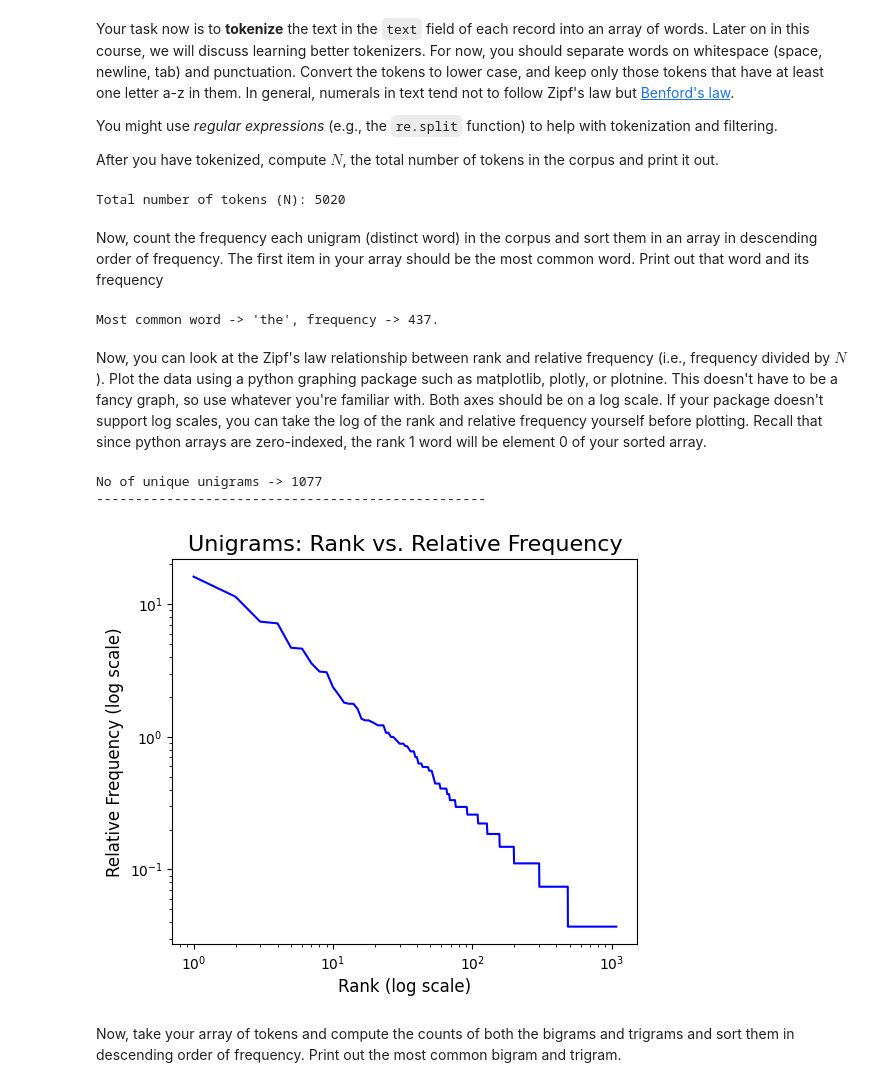
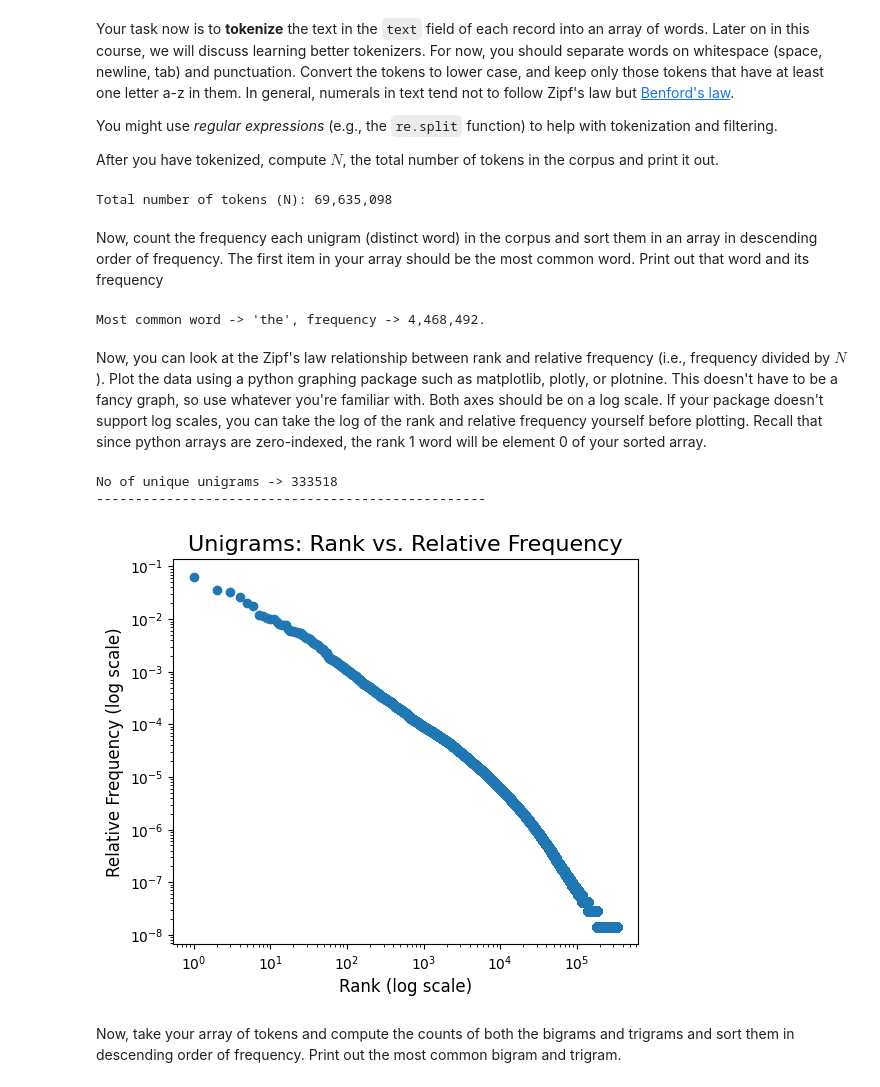
Before and after one commit to Prashanth2902/PrashanthPrabhakar, a Jupyter notebook: PrashanthPrabhakar_Assignment1.ipynb, the cells around one changed output. Drawn from its saved outputs; the diff is of its cells as text; code cells hidden in the pictures.

```diff
--- a/PrashanthPrabhakar_Assignment1.ipynb
+++ b/PrashanthPrabhakar_Assignment1.ipynb
@@ -81,7 +81,7 @@ print("-" * 60)
 
 upper_bounds = []
 
-for N in range(counts.shape[1]):
+for N in range(counts.shape[0]):
     guess_counts_at_N = counts[N]
     total_observations = np.sum(guess_counts_at_N)
     if total_observations > 0:
@@ -120,7 +120,7 @@ log2_i_vals = np.log2(i_vals)
 
 lower_bounds = []
 
-for N in range(counts.shape[1]):
+for N in range(counts.shape[0]):
     guess_counts_at_N = counts[N]
     total_observations = np.sum(guess_counts_at_N)
 
@@ -214,72 +214,67 @@ all_tokens = []
 try:
     for line in gzip.open("pg-sample.json.gz", mode="rt", encoding="utf-8"):
         records = json.loads(line)
-        text = records['text']
+        text = records.get('text','')
         tokens = re.split(r'[^a-zA-Z]+', text)
         processed_tokens = [token.lower() for token in tokens if token]
         all_tokens.extend(processed_tokens)
-        break
     N = len(all_tokens)
-    print(f"Total number of tokens (N): {N}")
+    print(f"Total number of tokens (N): {N:,}")
 except Exception as e:
     print(f"An error occurred: {e}")
 # %% [output]
-Total number of tokens (N): 5020
+Total number of tokens (N): 69,635,098
 # %% [markdown]
 Now, count the frequency each unigram (distinct word) in the corpus and sort them in an array in descending order of frequency. The first item in your array should be the most common word. Print out that word and its frequency
 # %%
 # TODO: Compute an arrary of unigrams in descending order of frequency.
 # Print the most common word and its frequency.
-word_counts = {}
+import collections
 
-for word in all_tokens:
-    if word in word_counts:
-        word_counts[word] += 1
-    else:
-        word_counts[word] = 1
+word_counts = collections.Counter(all_tokens)
 
 most_common_word = max(word_counts, key=word_counts.get)
 frequency = word_counts[most_common_word]
 print(f"Most common word -> '{most_common_word}', frequency -> {frequency:,}.")
 # %% [output]
-Most common word -> 'the', frequency -> 437.
+Most common word -> 'the', frequency -> 4,468,492.
 # %% [markdown]
 Now, you can look at the Zipf's law relationship between rank and relative frequency (i.e., frequency divided by $N$). Plot the data using a python graphing package such as matplotlib, plotly, or plotnine. This doesn't have to be a fancy graph, so use whatever you're familiar with. Both axes should be on a log scale. If your package doesn't support log scales, you can take the log of the rank and relative frequency yourself before plotting. Recall that since python arrays are zero-indexed, the rank 1 word will be element 0 of your sorted array.
 # %%
 # TODO: Plot rank vs. relative frequency of unigrams.
 import matplotlib.pyplot as plt
+import numpy as np
+
 try:
 
-    unigram_counts = {}
-    for word in all_tokens:
-        unigram_counts[word] = unigram_counts.get(word, 0) + 1
+    unigram_counts = collections.Counter(all_tokens)
 
     sorted_unigrams = sorted(unigram_counts.items(), key=lambda item: item[1], reverse=True)
 
     print(f"No of unique unigrams -> {len(unigram_counts)}")
     print("-"*50)
 
     ranks = len(sorted_unigrams)
     ranks = np.arange(1, len(sorted_unigrams) + 1)
 
     relative_frequencies = np.array([count for word, count in sorted_unigrams]) / N
 
     plt.figure(figsize=(6, 5))
-    plt.plot(ranks, relative_frequencies, label='Unigrams', color='blue')
+    plt.scatter(ranks, relative_frequencies)
 
 
     plt.xscale('log')
     plt.yscale('log')
 
     plt.title("Unigrams: Rank vs. Relative Frequency", fontsize=16)
     plt.xlabel("Rank (log scale)", fontsize=12)
     plt.ylabel("Relative Frequency (log scale)", fontsize=12)
 except Exception as e:
     print(f"An error occurred: {e}")
 # %% [output]
-No of unique unigrams -> 1077
+No of unique unigrams -> 333518
 --------------------------------------------------
-[figure, old version]
+[figure, new version]
 # %% [markdown]
 Now, take your array of tokens and compute the counts of both the bigrams and trigrams and sort them in descending order of frequency. Print out the most common bigram and trigram.
 # %%
```
Also changed, not shown: parts of 8 cells of this notebook.
